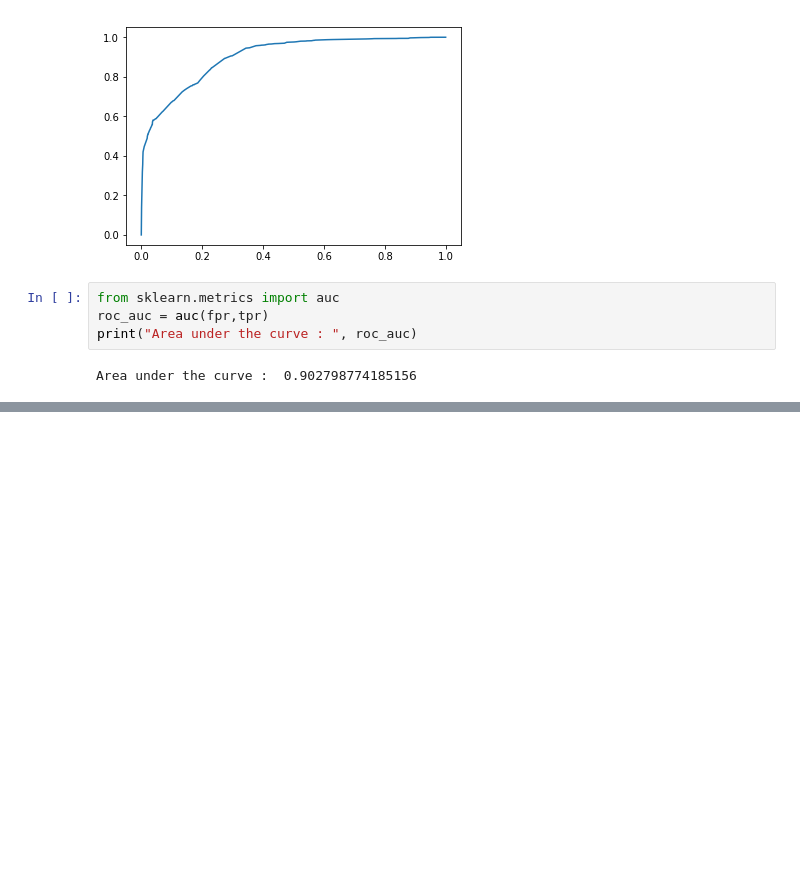
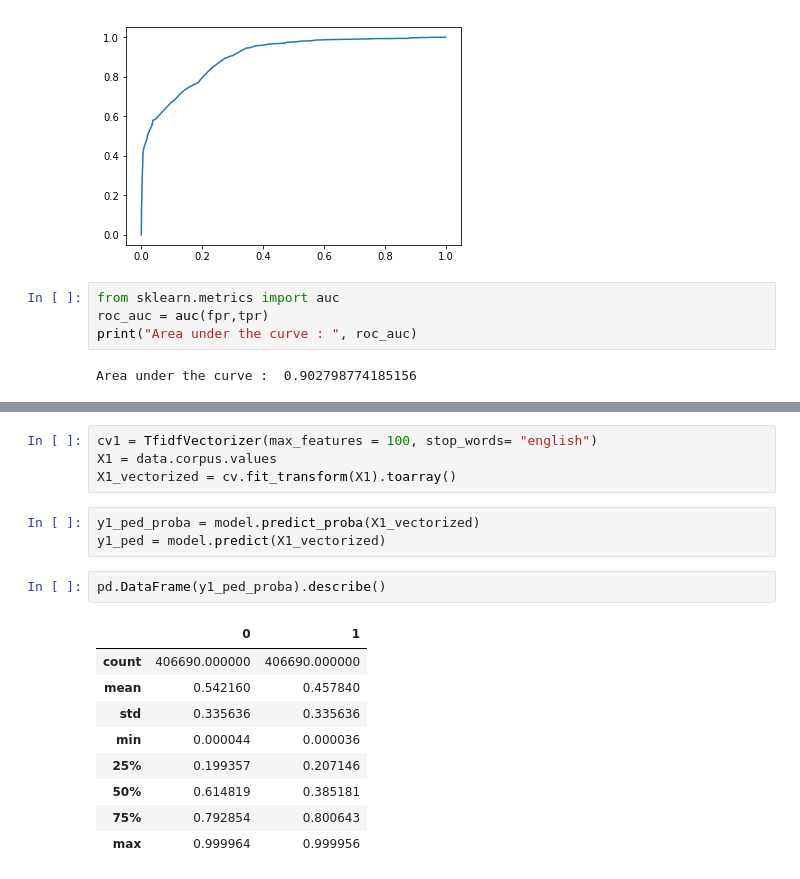
Before and after one commit to krishnatray/galvanize-dsi-capstone, a Jupyter notebook: src/docreach_EDA.ipynb, the cells around one changed output, grey strips where cells are left out. Drawn from its saved outputs; the diff is of its cells as text; blank space fills up the shorter version.

```diff
--- a/src/docreach_EDA.ipynb
+++ b/src/docreach_EDA.ipynb
@@ -296,0 +441,19 @@ Area under the curve :  0.902798774185156
+# %%
+cv1 = TfidfVectorizer(max_features = 100, stop_words= "english")
+X1 = data.corpus.values
+X1_vectorized = cv.fit_transform(X1).toarray()
+# %%
+y1_ped_proba = model.predict_proba(X1_vectorized)
+y1_ped = model.predict(X1_vectorized)
+# %%
+pd.DataFrame(y1_ped_proba).describe()
+# %% [output]
+|  | 0 | 1 |
+| count | 406690.000000 | 406690.000000 |
+| mean | 0.542160 | 0.457840 |
+| std | 0.335636 | 0.335636 |
+| min | 0.000044 | 0.000036 |
+| 25% | 0.199357 | 0.207146 |
+| 50% | 0.614819 | 0.385181 |
+| 75% | 0.792854 | 0.800643 |
+| max | 0.999964 | 0.999956 |
```
Also changed, not shown: parts of 26 cells of this notebook, 4 other files.
